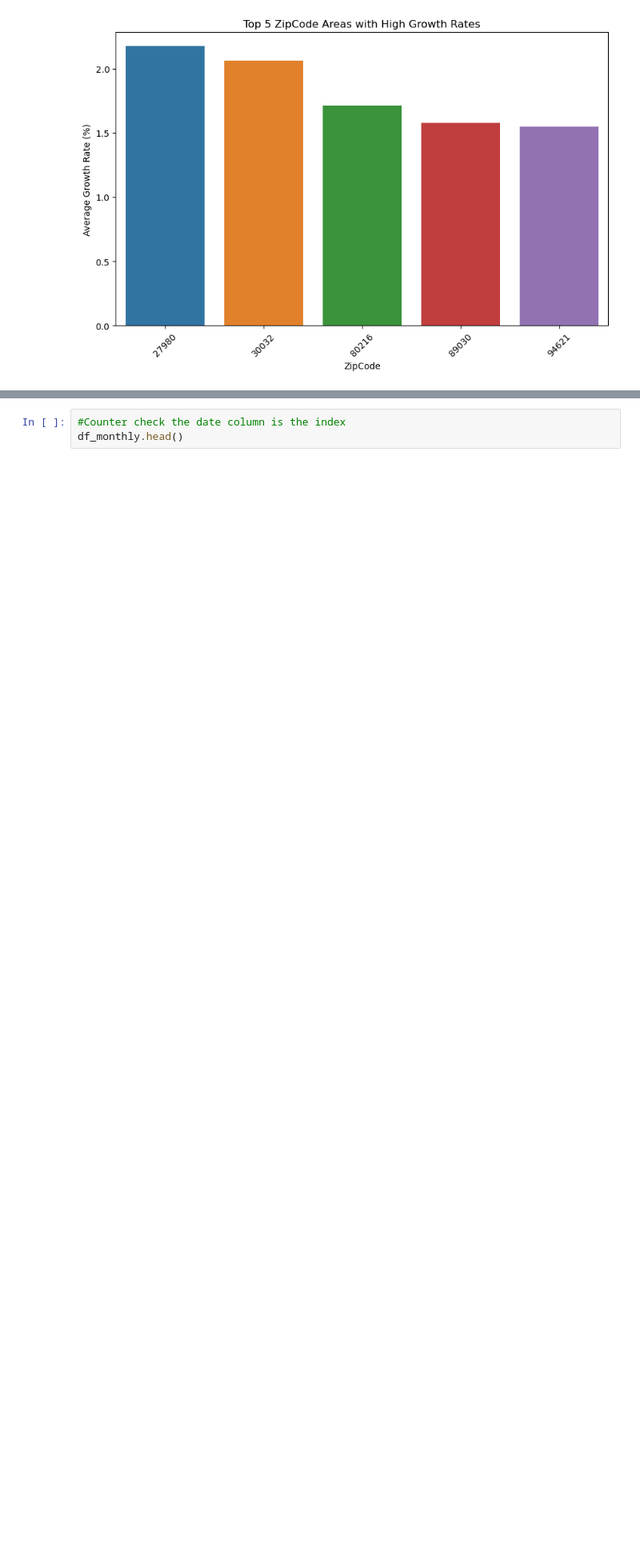
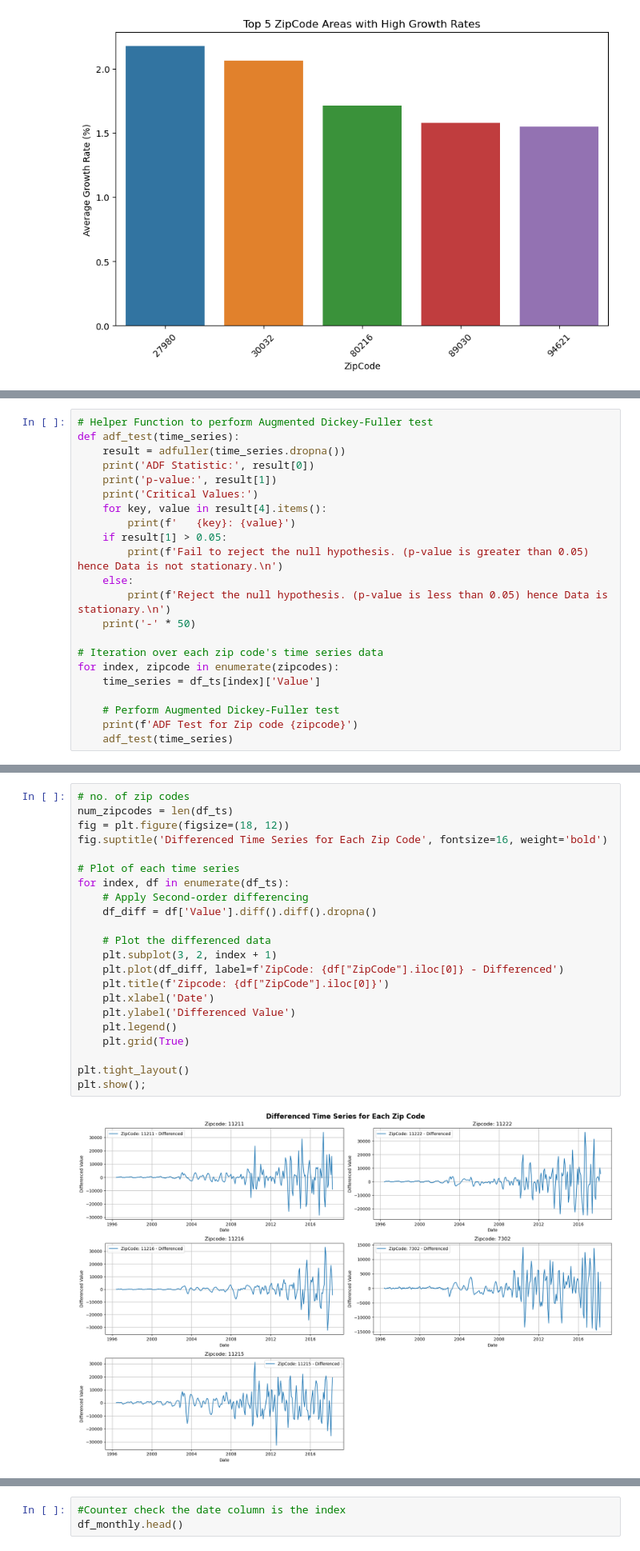
Before and after one commit to PaulMuniu/Phase-4-Group-Project, a Jupyter notebook: Student.ipynb, the cells around one changed output, grey strips where cells are left out. Shown at 80% size. Cells and saved outputs as stored; diff of their text form; blank space fills up the shorter version.

```diff
--- a/Student.ipynb
+++ b/Student.ipynb
@@ -617,0 +764,22 @@ plt.show();
+# %%
+# Helper Function to perform Augmented Dickey-Fuller test
+def adf_test(time_series):
+    result = adfuller(time_series.dropna())
+    print('ADF Statistic:', result[0])
+    print('p-value:', result[1])
+    print('Critical Values:')
+    for key, value in result[4].items():
+        print(f'   {key}: {value}')
+    if result[1] > 0.05:
+        print(f'Fail to reject the null hypothesis. (p-value is greater than 0.05) hence Data is not stationary.\n')
+    else:
+        print(f'Reject the null hypothesis. (p-value is less than 0.05) hence Data is stationary.\n')
+    print('-' * 50)
+
+# Iteration over each zip code's time series data
+for index, zipcode in enumerate(zipcodes):
+    time_series = df_ts[index]['Value']
+
+    # Perform Augmented Dickey-Fuller test
+    print(f'ADF Test for Zip code {zipcode}')
+    adf_test(time_series)
@@ -617,0 +809,24 @@ plt.show();
+# %%
+# no. of zip codes
+num_zipcodes = len(df_ts)
+fig = plt.figure(figsize=(18, 12))
+fig.suptitle('Differenced Time Series for Each Zip Code', fontsize=16, weight='bold')
+
+# Plot of each time series
+for index, df in enumerate(df_ts):
+    # Apply Second-order differencing
+    df_diff = df['Value'].diff().diff().dropna()
+
+    # Plot the differenced data
+    plt.subplot(3, 2, index + 1)
+    plt.plot(df_diff, label=f'ZipCode: {df["ZipCode"].iloc[0]} - Differenced')
+    plt.title(f'Zipcode: {df["ZipCode"].iloc[0]}')
+    plt.xlabel('Date')
+    plt.ylabel('Differenced Value')
+    plt.legend()
+    plt.grid(True)
+
+plt.tight_layout()
+plt.show();
+# %% [output]
+[figure, added]
```
Also changed, not shown: parts of 31 cells of this notebook.
